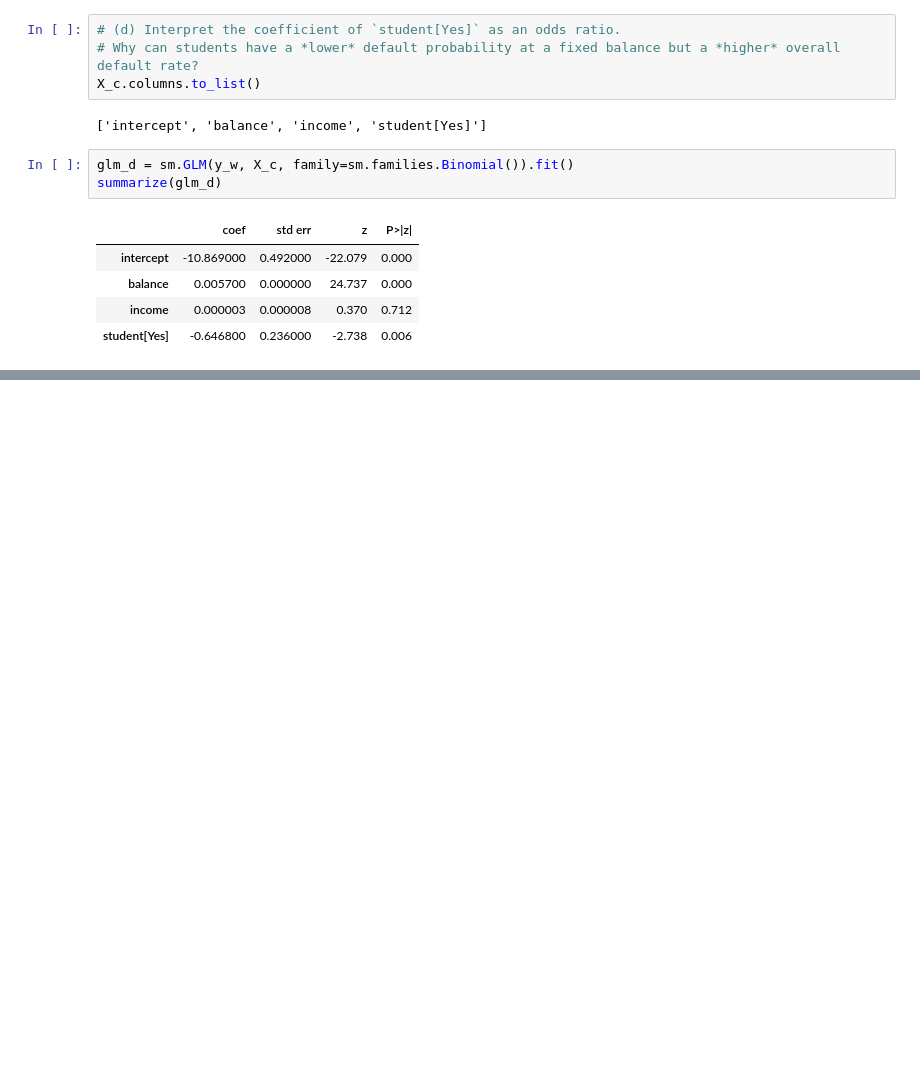
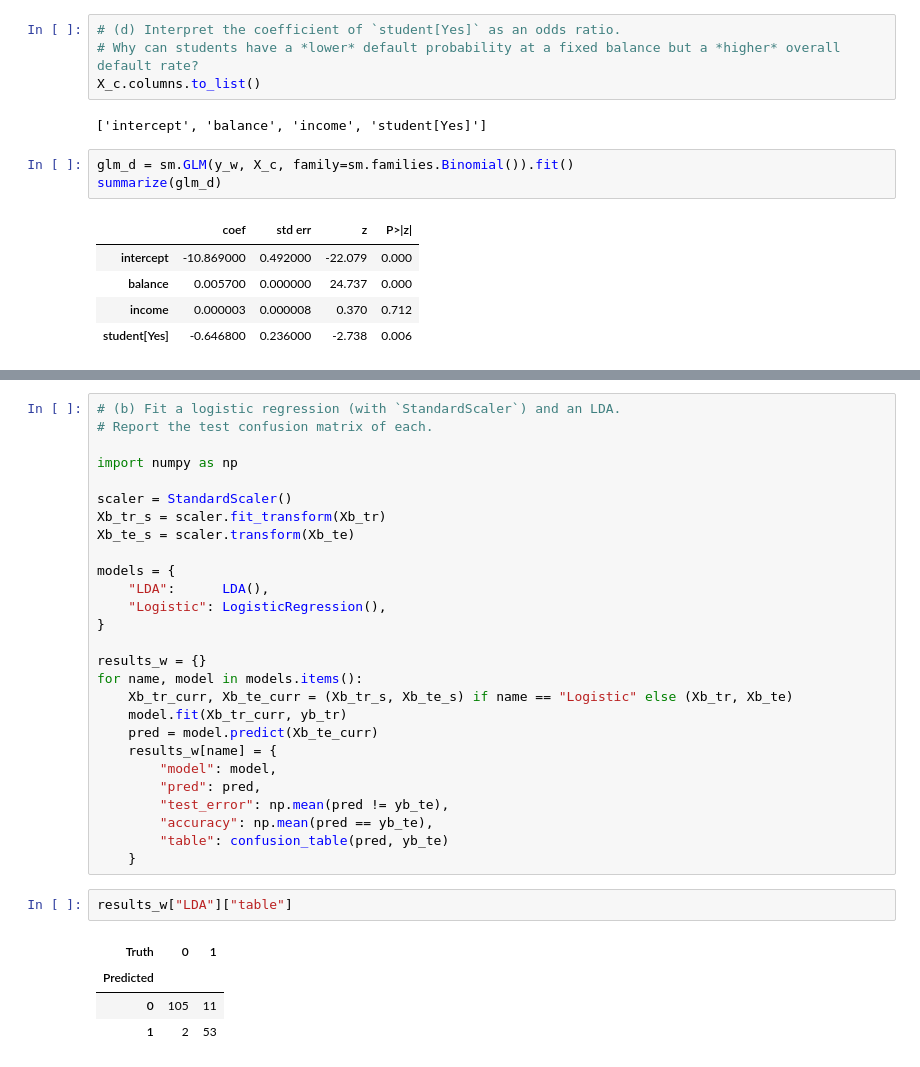
Before and after one commit to CozyCode890/IT171IU-labs, a Jupyter notebook: IT171IU_Lab03_Lê Thái Đức Tùng_ITDSIU24055.ipynb, the cells around one changed output, grey strips where cells are left out. Drawn from its saved outputs; the diff is of its cells as text; blank space fills up the shorter version.

```diff
--- a/IT171IU_Lab03_Lê Thái Đức Tùng_ITDSIU24055.ipynb
+++ b/IT171IU_Lab03_Lê Thái Đức Tùng_ITDSIU24055.ipynb
@@ -465,0 +518,34 @@ summarize(glm_d)
+# %%
+# (b) Fit a logistic regression (with `StandardScaler`) and an LDA.
+# Report the test confusion matrix of each.
+
+import numpy as np
+
+scaler = StandardScaler()
+Xb_tr_s = scaler.fit_transform(Xb_tr)
+Xb_te_s = scaler.transform(Xb_te)
+
+models = {
+    "LDA":      LDA(),
+    "Logistic": LogisticRegression(),
+}
+
+results_w = {}
+for name, model in models.items():
+    Xb_tr_curr, Xb_te_curr = (Xb_tr_s, Xb_te_s) if name == "Logistic" else (Xb_tr, Xb_te)
+    model.fit(Xb_tr_curr, yb_tr)
+    pred = model.predict(Xb_te_curr)
+    results_w[name] = {
+        "model": model,
+        "pred": pred,
+        "test_error": np.mean(pred != yb_te),
+        "accuracy": np.mean(pred == yb_te),
+        "table": confusion_table(pred, yb_te)
+    }
+# %%
+results_w["LDA"]["table"]
+# %% [output]
+| Truth | 0 | 1 |
+| Predicted |  |  |
+| 0 | 105 | 11 |
+| 1 | 2 | 53 |
```
Also changed, not shown: parts of 14 cells of this notebook.
